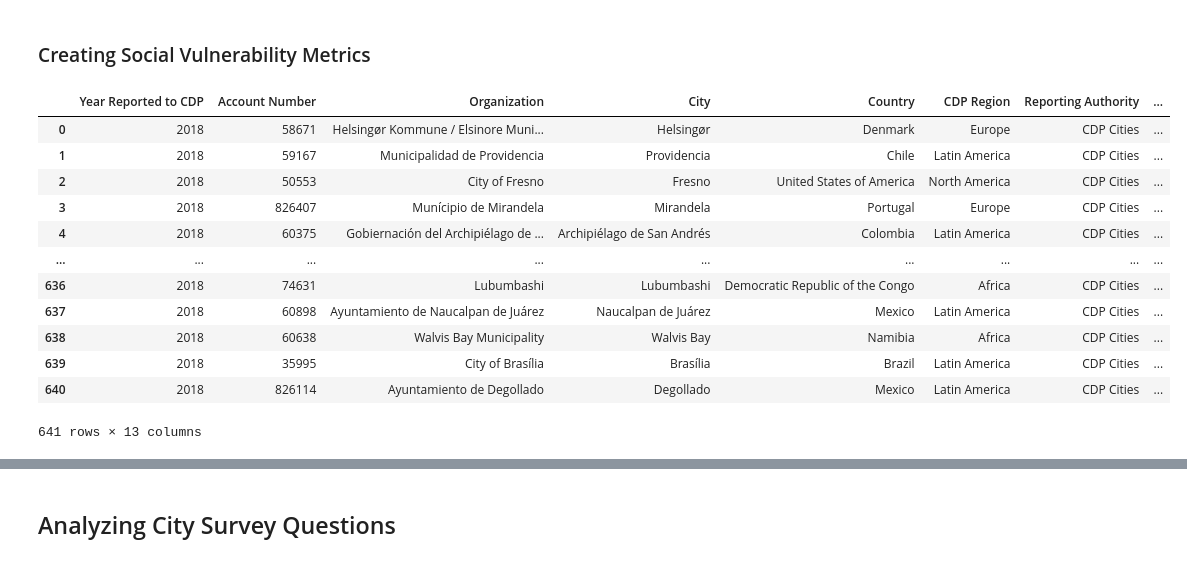
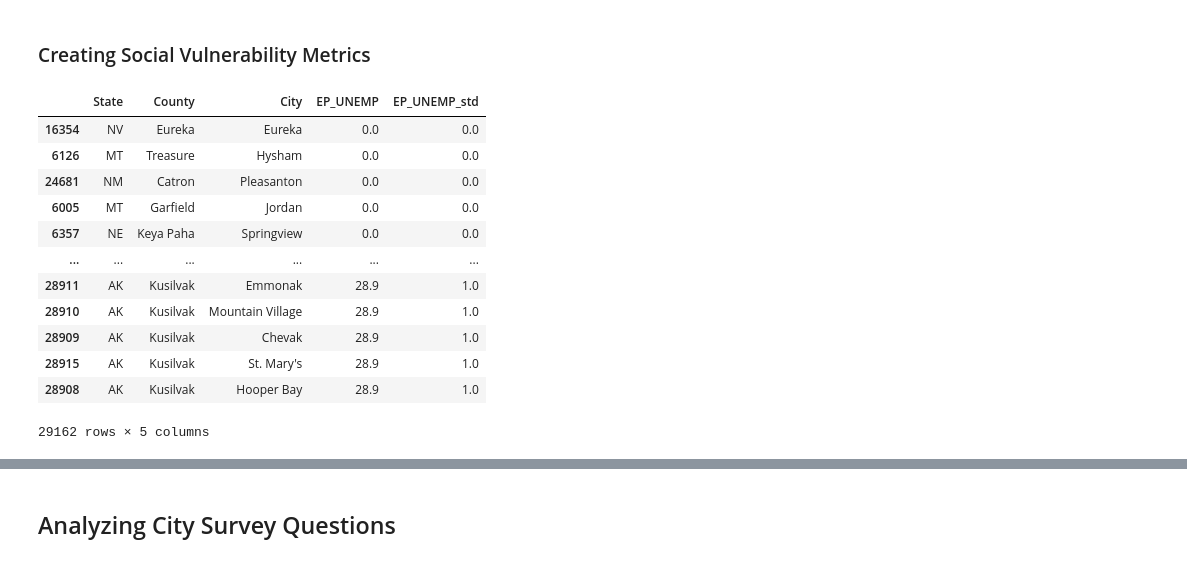
Before and after one commit to jenni4j/Climate_Dreamer_Pros, a Jupyter notebook: cities.ipynb, the cells around one changed output, grey strips where cells are left out. Saved outputs shown, nothing was run; the diff lists cells and outputs as text; code cells hidden in the pictures.

```diff
--- a/cities.ipynb
+++ b/cities.ipynb
@@ -9,11 +13,11 @@ cities_df = pd.read_csv('Cities/Cities Responses/'+survey_year+'_Full_Cities_Dat
 cities_info_df = pd.read_csv('Cities/Cities Disclosing/'+survey_year+'_Cities_Disclosing_to_CDP.csv')
 corps_cc_df = pd.read_csv('Corporations/Corporations Responses/'+survey_type+'/'+survey_year+'_Full_Climate_Change_Dataset.csv')
 na_hq_df = pd.read_csv('Supplementary Data/Locations of Corporations/NA_HQ_public_data.csv')
-corps_cc_info = pd.read_csv('Corporations/Corporations Disclosing/'+survey_type+'/'+survey_year+'_Corporates_Disclosing_to_CDP_Climate_Change.csv')
+corps_cc_info_df = pd.read_csv('Corporations/Corporations Disclosing/'+survey_type+'/'+survey_year+'_Corporates_Disclosing_to_CDP_Climate_Change.csv')
 census_df = pd.read_csv('Supplementary Data/CDC 500 Cities Census Tract Data/500_Cities__Census_Tract-level_Data__GIS_Friendly_Format___2019_release.csv')
 social_df = pd.read_csv('Supplementary Data/CDC Social Vulnerability Index 2018/SVI2018_US.csv')
 social_county_df = pd.read_csv('Supplementary Data/CDC Social Vulnerability Index 2018/SVI2018_US_COUNTY.csv')
-uscities_df_orig = pd.read_csv('Supplementary Data/Simple Maps US Cities Data/uscities.csv')
+uscities_df = pd.read_csv('Supplementary Data/Simple Maps US Cities Data/uscities.csv')
 # %% [markdown]
 ### Cleaning City Data
 # %%
@@ -106,11 +148,2 @@ cities_desc_df[cities_desc_df['Organization'].isin(census_df.PlaceName.unique().
 # %% [markdown]
 ### Cleaning Social Vulnerability Data
-# %%
-social_county_df["STATE"] = social_county_df["STATE"].str.lower()
-social_county_df["COUNTY"] = social_county_df["COUNTY"].str.lower()
-
-uscities_df = uscities_df_orig.copy()
-uscities_df["state_name"] = uscities_df["state_name"].str.lower()
-uscities_df["county_name"] = uscities_df["county_name"].str.lower()
-uscities_df = uscities_df.rename(columns = {'county_name':'COUNTY','state_name':'STATE','city':'City'})
-social_cities_df = pd.merge(social_county_df,uscities_df[['City','STATE','COUNTY']],on=['STATE','COUNTY'],how='right')
@@ -130,0 +150,11 @@ social_cities_df = pd.merge(social_county_df,uscities_df[['City','STATE','COUNTY
+# %%
+# adding cities to social vulnerability dataset
+
+uscities = uscities_df.copy()
+social_county = social_county_df.copy()
+
+uscities = uscities.rename(columns = {'county_name':'County','state_id':'State','city':'City'})
+uscities = uscities[['City','State','County','lat','lng']].drop_duplicates()
+social_county = social_county.rename(columns = {'COUNTY':'County','ST_ABBR':'State'})
+
+social_cities = pd.merge(social_county,uscities,on=['State','County'],how='right')
@@ -259,31 +251,45 @@ To find cities that are most at risk from both ends of climate change and inequa
 # %%
 def normalize(df,var):
     min_var = df[var].min()
     max_var = df[var].max()
     diff = max_var - min_var
     df['new_var'] = (df[var] - min_var) / diff
     return df
 
+
 #poverty metric
-sc_metrics = social_cities_df.copy()
-sc_pov = sc_metrics[['STATE','COUNTY','City','EP_POV']][sc_metrics['EP_POV'] >= 0]
+sc_metrics = social_cities
+
+sc_pov = sc_metrics[['State','County','City','EP_POV']][sc_metrics['EP_POV'] >= 0]
 sc_pov = normalize(sc_pov,'EP_POV').rename(columns={'new_var':'EP_POV_std'})
 sc_pov.sort_values('EP_POV_std')
 
 #unemployment metric
+sc_unp = sc_metrics[['State','County','City','EP_UNEMP']][sc_metrics['EP_UNEMP'] >= 0]
+sc_unp = normalize(sc_unp,'EP_UNEMP').rename(columns={'new_var':'EP_UNEMP_std'})
+sc_unp.sort_values('EP_UNEMP_std')
+
+#education metric
+EP_NOHSDP
+
+#transportation
+
+#poverty*unemployment*education*transportation
 
 #disadvantaged score
+#disadv_score = sc_pov[['City','State','EP_POV_std']].rename(columns={'EP_POV_std':'Disadv_Score'})
+#disadv_score
 # %% [output]
-|  | Year Reported to CDP | Account Number | Organization | City | Country | CDP Region | Reporting Authority | ... |
-| 0 | 2018 | 58671 | Helsingør Kommune / Elsinore Muni... | Helsingør | Denmark | Europe | CDP Cities | ... |
-| 1 | 2018 | 59167 | Municipalidad de Providencia | Providencia | Chile | Latin America | CDP Cities | ... |
-| 2 | 2018 | 50553 | City of Fresno | Fresno | United States of America | North America | CDP Cities | ... |
-| 3 | 2018 | 826407 | Munícipio de Mirandela | Mirandela | Portugal | Europe | CDP Cities | ... |
-| 4 | 2018 | 60375 | Gobiernación del Archipiélago de ... | Archipiélago de San Andrés | Colombia | Latin America | CDP Cities | ... |
-| ... | ... | ... | ... | ... | ... | ... | ... | ... |
-| 636 | 2018 | 74631 | Lubumbashi | Lubumbashi | Democratic Republic of the Congo | Africa | CDP Cities | ... |
-| 637 | 2018 | 60898 | Ayuntamiento de Naucalpan de Juárez | Naucalpan de Juárez | Mexico | Latin America | CDP Cities | ... |
-| 638 | 2018 | 60638 | Walvis Bay Municipality | Walvis Bay | Namibia | Africa | CDP Cities | ... |
-| 639 | 2018 | 35995 | City of Brasília | Brasília | Brazil | Latin America | CDP Cities | ... |
-| 640 | 2018 | 826114 | Ayuntamiento de Degollado | Degollado | Mexico | Latin America | CDP Cities | ... |
+|  | State | County | City | EP_UNEMP | EP_UNEMP_std |
+| 16354 | NV | Eureka | Eureka | 0.0 | 0.0 |
+| 6126 | MT | Treasure | Hysham | 0.0 | 0.0 |
+| 24681 | NM | Catron | Pleasanton | 0.0 | 0.0 |
+| 6005 | MT | Garfield | Jordan | 0.0 | 0.0 |
+| 6357 | NE | Keya Paha | Springview | 0.0 | 0.0 |
+| ... | ... | ... | ... | ... | ... |
+| 28911 | AK | Kusilvak | Emmonak | 28.9 | 1.0 |
+| 28910 | AK | Kusilvak | Mountain Village | 28.9 | 1.0 |
+| 28909 | AK | Kusilvak | Chevak | 28.9 | 1.0 |
+| 28915 | AK | Kusilvak | St. Mary's | 28.9 | 1.0 |
+| 28908 | AK | Kusilvak | Hooper Bay | 28.9 | 1.0 |
-641 rows × 13 columns
+29162 rows × 5 columns
```
Also changed, not shown: parts of 37 cells of this notebook.
